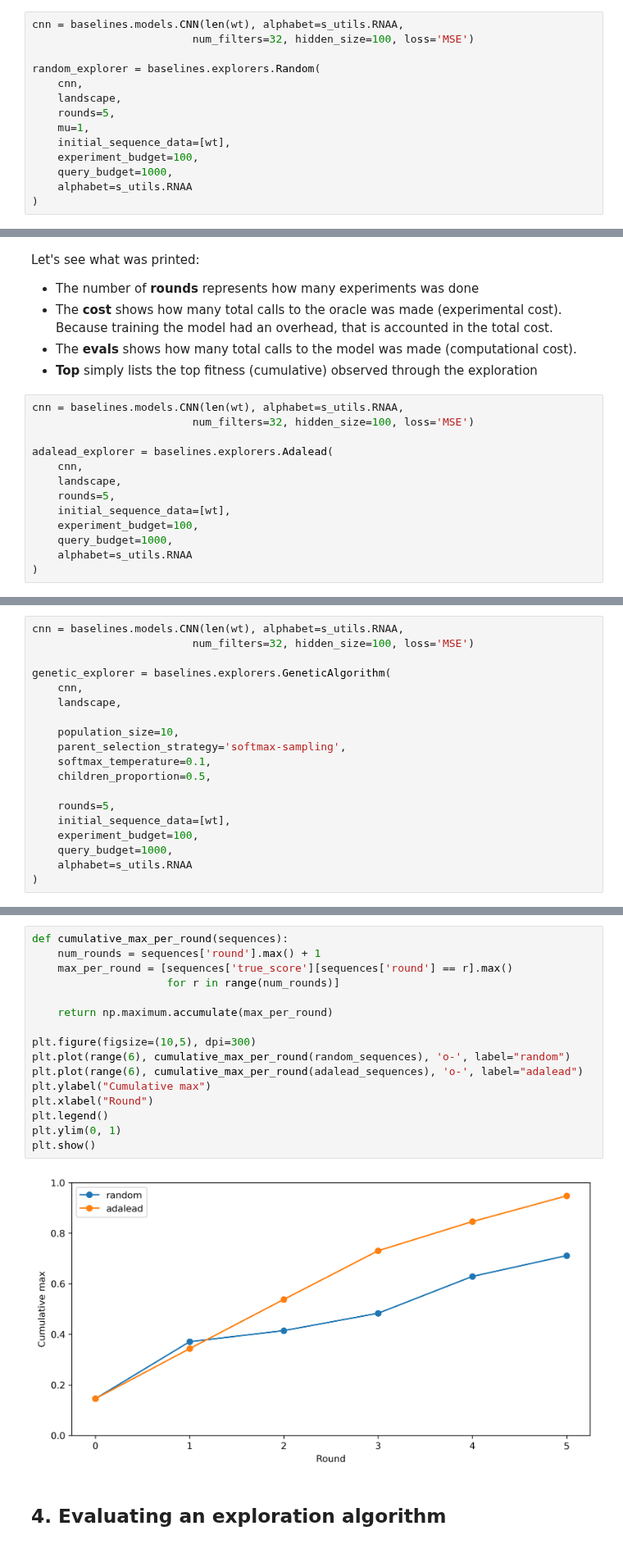
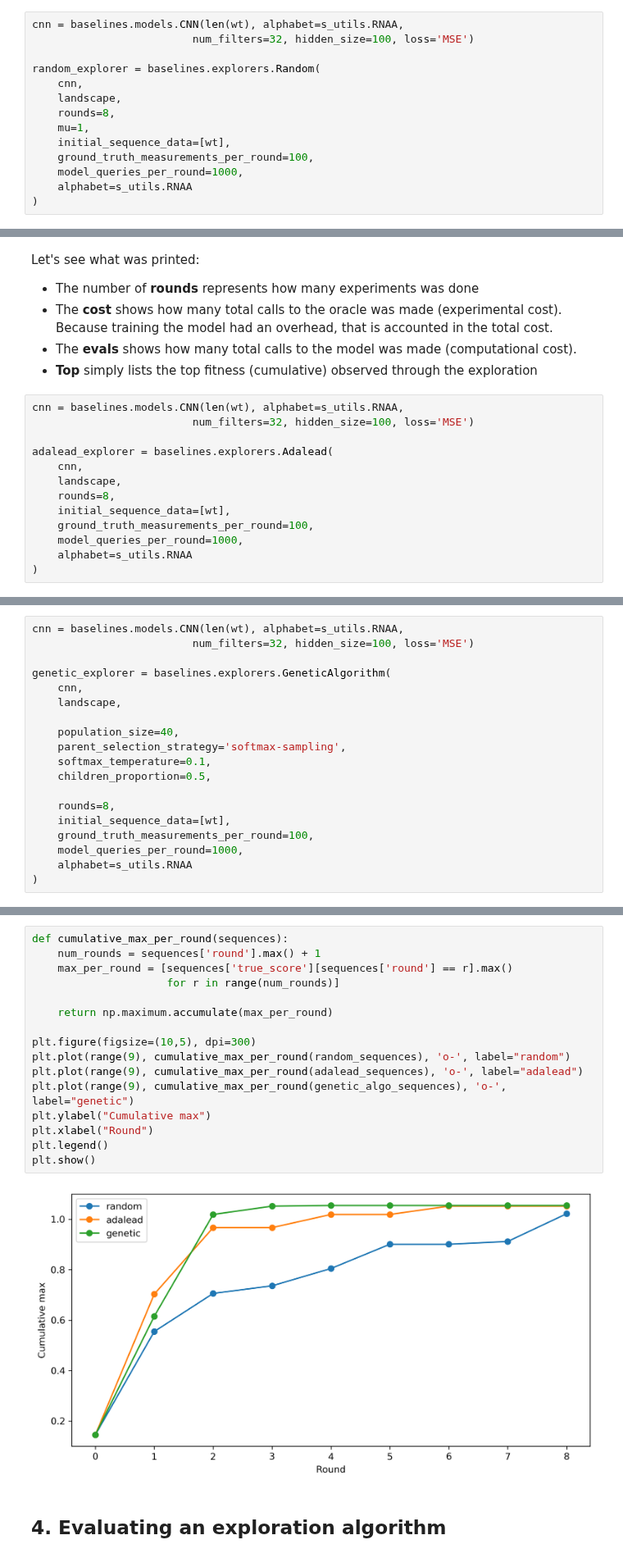
Before and after one commit to samsinai/FLEXS, a Jupyter notebook: examples/Tutorial.ipynb, the cells around one changed output, grey strips where cells are left out. Shown at 82% size. Saved outputs shown, nothing was run; the diff lists cells and outputs as text.

```diff
--- a/examples/Tutorial.ipynb
+++ b/examples/Tutorial.ipynb
@@ -324,11 +324,11 @@ cnn = baselines.models.CNN(len(wt), alphabet=s_utils.RNAA,
 random_explorer = baselines.explorers.Random(
     cnn,
     landscape,
-    rounds=5,
+    rounds=8,
     mu=1,
     initial_sequence_data=[wt],
-    experiment_budget=100,
-    query_budget=1000,
+    ground_truth_measurements_per_round=100,
+    model_queries_per_round=1000,
     alphabet=s_utils.RNAA
 )
 # %% [markdown]
@@ -371,10 +374,10 @@ cnn = baselines.models.CNN(len(wt), alphabet=s_utils.RNAA,
 adalead_explorer = baselines.explorers.Adalead(
     cnn,
     landscape,
-    rounds=5,
+    rounds=8,
     initial_sequence_data=[wt],
-    experiment_budget=100,
-    query_budget=1000,
+    ground_truth_measurements_per_round=100,
+    model_queries_per_round=1000,
     alphabet=s_utils.RNAA
 )
 # %%
@@ -391,15 +414,15 @@ genetic_explorer = baselines.explorers.GeneticAlgorithm(
     cnn,
     landscape,
 
-    population_size=10,
+    population_size=40,
     parent_selection_strategy='softmax-sampling',
     softmax_temperature=0.1,
     children_proportion=0.5,
 
-    rounds=5,
+    rounds=8,
     initial_sequence_data=[wt],
-    experiment_budget=100,
-    query_budget=1000,
+    ground_truth_measurements_per_round=100,
+    model_queries_per_round=1000,
     alphabet=s_utils.RNAA
 )
 # %%
@@ -412,21 +454,21 @@ ValueError: too many dimensions 'Series'
 # %%
 def cumulative_max_per_round(sequences):
     num_rounds = sequences['round'].max() + 1
     max_per_round = [sequences['true_score'][sequences['round'] == r].max()
                      for r in range(num_rounds)]
 
     return np.maximum.accumulate(max_per_round)
 
 plt.figure(figsize=(10,5), dpi=300)
-plt.plot(range(6), cumulative_max_per_round(random_sequences), 'o-', label="random")
-plt.plot(range(6), cumulative_max_per_round(adalead_sequences), 'o-', label="adalead")
+plt.plot(range(9), cumulative_max_per_round(random_sequences), 'o-', label="random")
+plt.plot(range(9), cumulative_max_per_round(adalead_sequences), 'o-', label="adalead")
+plt.plot(range(9), cumulative_max_per_round(genetic_algo_sequences), 'o-', label="genetic")
 plt.ylabel("Cumulative max")
 plt.xlabel("Round")
 plt.legend()
-plt.ylim(0, 1)
 plt.show()
 # %% [output]
-[figure, old version]
+[figure, new version]
 # %% [markdown]
 ## 4. Evaluating an exploration algorithm <a class="anchor" id="section-four"></a>
 # %% [markdown]
```
Also changed, not shown: parts of 20 cells of this notebook, 8 other files.
